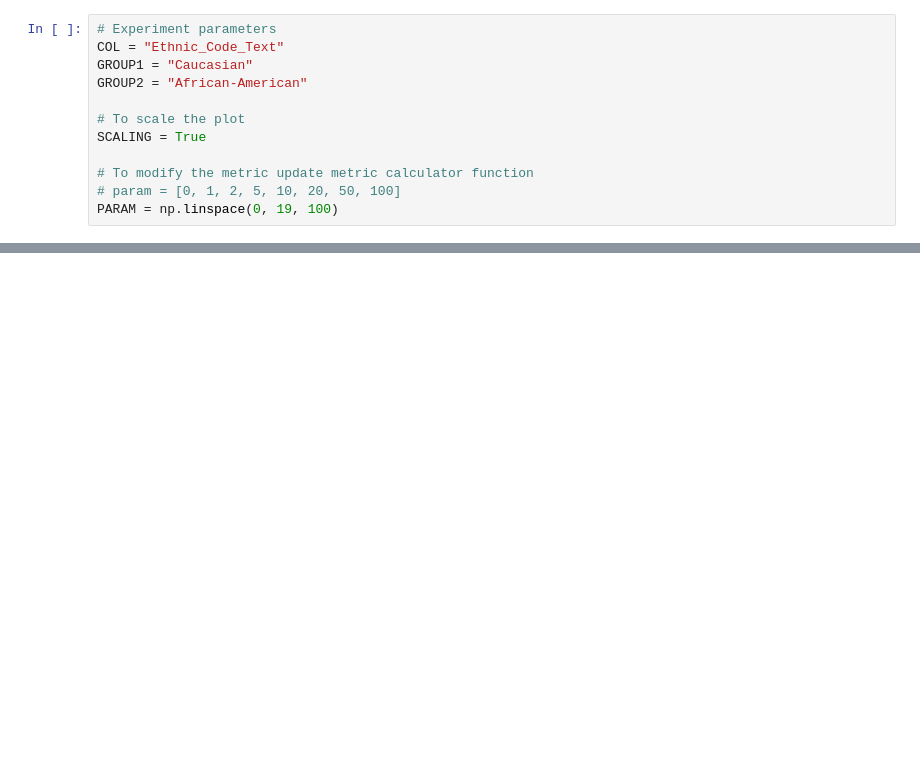
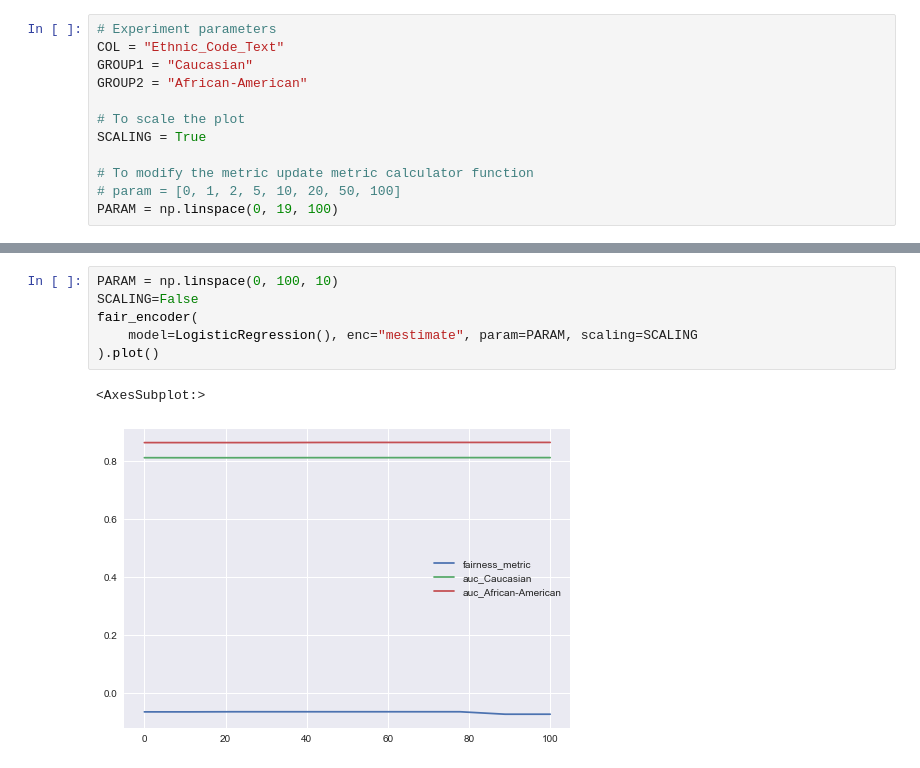
Before and after one commit to cmougan/FairEncoder, a Jupyter notebook: Vanilla.ipynb, the cells around one changed output, grey strips where cells are left out. Cells and saved outputs as stored; diff of their text form; blank space fills up the shorter version.

```diff
--- a/Vanilla.ipynb
+++ b/Vanilla.ipynb
@@ -229 +252,10 @@ PARAM = np.linspace(0, 19, 100)
+# %%
+PARAM = np.linspace(0, 100, 10)
+SCALING=False
+fair_encoder(
+    model=LogisticRegression(), enc="mestimate", param=PARAM, scaling=SCALING
+).plot()
+# %% [output]
+<AxesSubplot:>
+[figure, added]
 # %%
```
Also changed, not shown: parts of 11 cells of this notebook.
